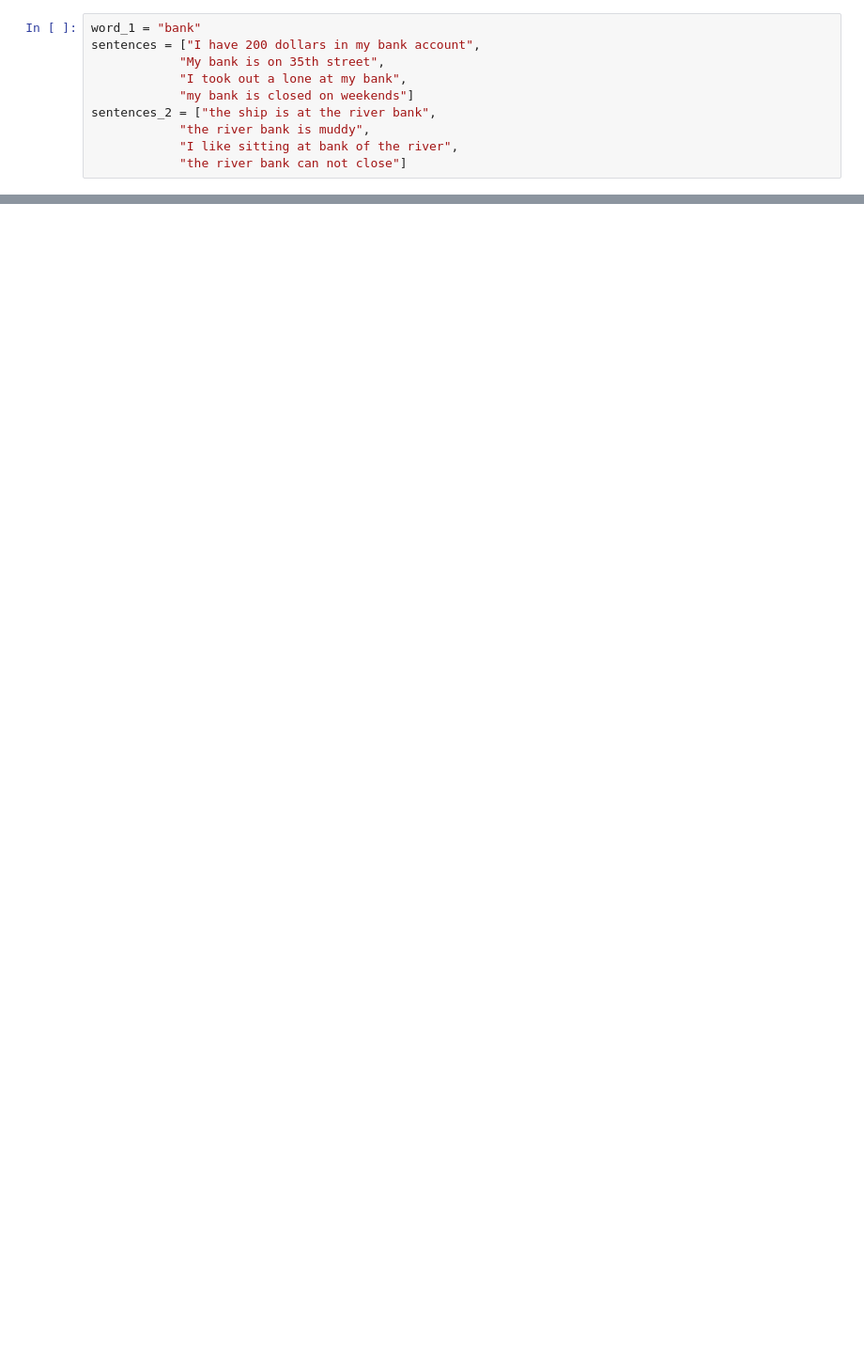
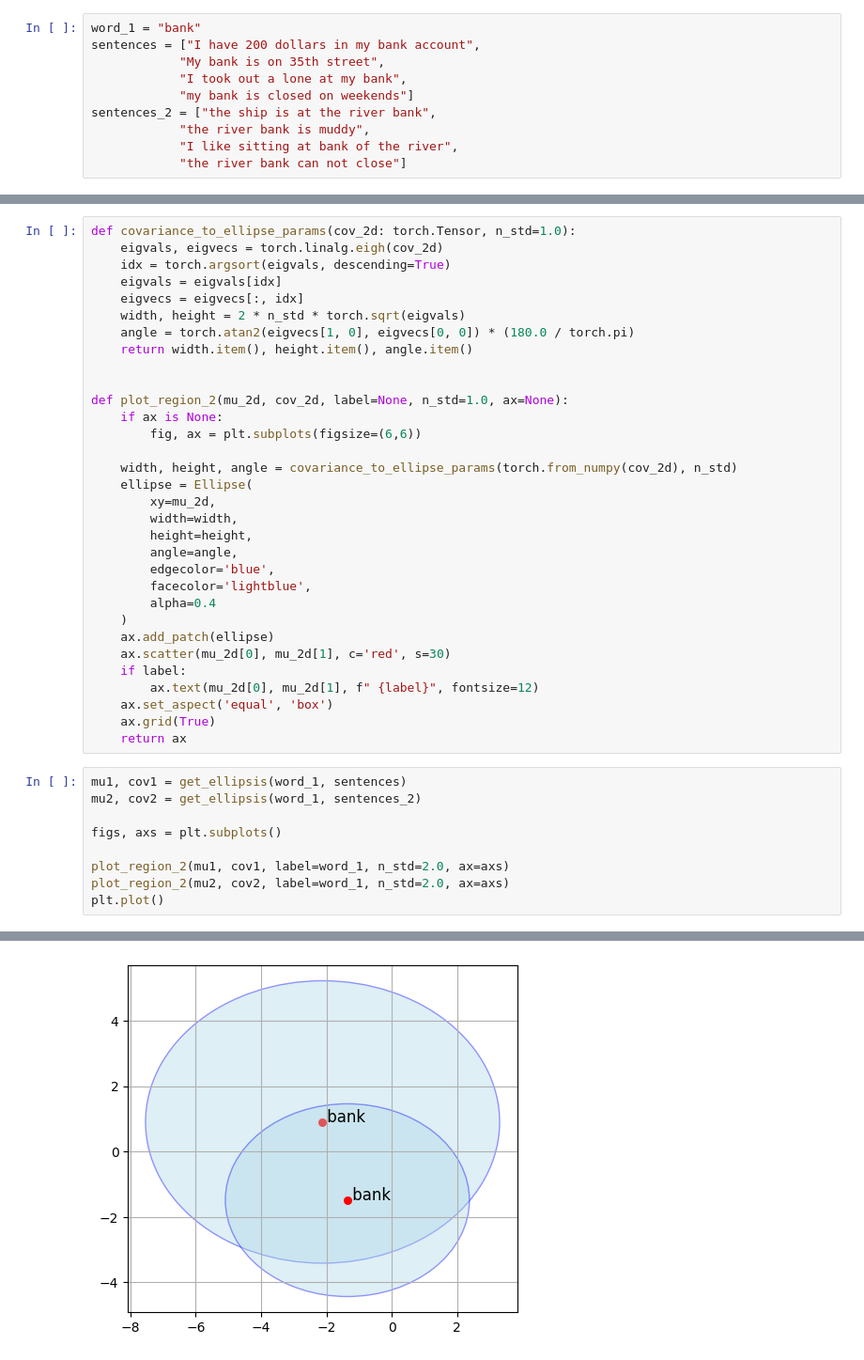
Before and after one commit to SamirKipper/Ontopo, a Jupyter notebook: src/test.ipynb, the cells around one changed output, grey strips where cells are left out. Shown at 94% size. Drawn from its saved outputs; the diff is of its cells as text; blank space fills up the shorter version.

```diff
--- a/src/test.ipynb
+++ b/src/test.ipynb
@@ -193,0 +159,42 @@ Date-Time description
+# %%
+def covariance_to_ellipse_params(cov_2d: torch.Tensor, n_std=1.0):
+    eigvals, eigvecs = torch.linalg.eigh(cov_2d)
+    idx = torch.argsort(eigvals, descending=True)
+    eigvals = eigvals[idx]
+    eigvecs = eigvecs[:, idx]
+    width, height = 2 * n_std * torch.sqrt(eigvals)
+    angle = torch.atan2(eigvecs[1, 0], eigvecs[0, 0]) * (180.0 / torch.pi)
+    return width.item(), height.item(), angle.item()
+
+
+def plot_region_2(mu_2d, cov_2d, label=None, n_std=1.0, ax=None):
+    if ax is None:
+        fig, ax = plt.subplots(figsize=(6,6))
+
+    width, height, angle = covariance_to_ellipse_params(torch.from_numpy(cov_2d), n_std)
+    ellipse = Ellipse(
+        xy=mu_2d,
+        width=width,
+        height=height,
+        angle=angle,
+        edgecolor='blue',
+        facecolor='lightblue',
+        alpha=0.4
+    )
+    ax.add_patch(ellipse)
+    ax.scatter(mu_2d[0], mu_2d[1], c='red', s=30)
+    if label:
+        ax.text(mu_2d[0], mu_2d[1], f" {label}", fontsize=12)
+    ax.set_aspect('equal', 'box')
+    ax.grid(True)
+    return ax
+# %%
+mu1, cov1 = get_ellipsis(word_1, sentences)
+mu2, cov2 = get_ellipsis(word_1, sentences_2)
+
+figs, axs = plt.subplots()
+
+plot_region_2(mu1, cov1, label=word_1, n_std=2.0, ax=axs)
+plot_region_2(mu2, cov2, label=word_1, n_std=2.0, ax=axs)
+plt.plot()
+# %% [output]
@@ -193,0 +204 @@ Date-Time description
+[figure, added]
```
Also changed, not shown: parts of 7 cells of this notebook, 2 other files.
